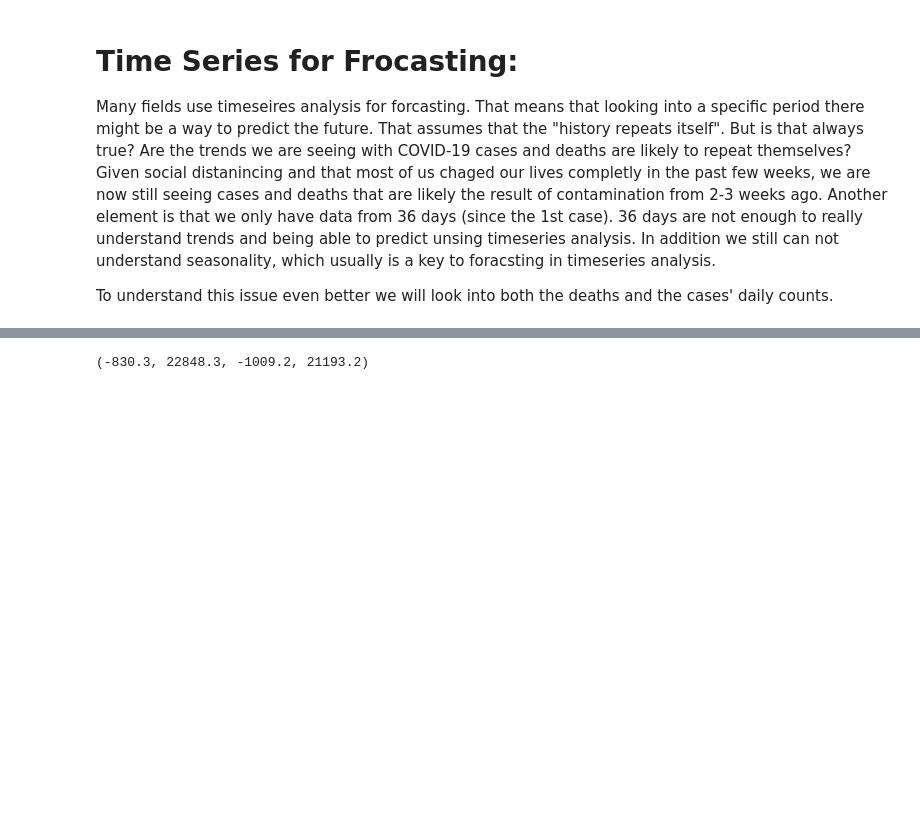
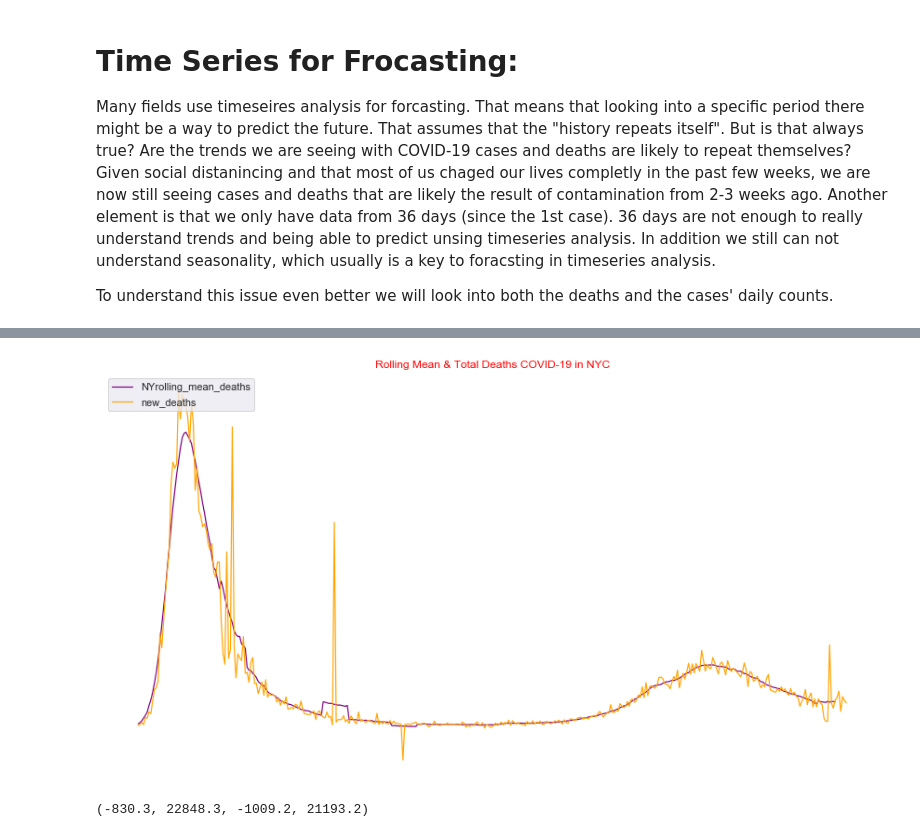
Before and after one commit to zw1756/c4sue2021, a Jupyter notebook: labs/class_9/class_9.ipynb, the cells around one changed output, grey strips where cells are left out. Drawn from its saved outputs; the diff is of its cells as text; code cells hidden in the pictures; blank space fills up the shorter version.

```diff
--- a/labs/class_9/class_9.ipynb
+++ b/labs/class_9/class_9.ipynb
@@ -480,0 +529,5 @@ To understand this issue even better we will look into both the deaths and the c
+# %%
+# for deaths:
+
+covidNY['NYrolling_mean_deaths'] = covidNY['new_deaths'].rolling(14, center=True).mean()
+covidNY['NYrolling_mean_deaths'].tail()
@@ -481,3 +546,24 @@ To understand this issue even better we will look into both the deaths and the c
+# %%
+sns.set(rc={'figure.figsize':(15, 8)})
+
+
+#
+covidNY['NYrolling_mean_deaths'][15:].plot(linewidth=1.2, c='purple');
+covidNY['new_deaths'][15:].plot(linewidth=1.2, c='orange');
+
+
+#add title
+plt.title('Rolling Mean & Total Deaths COVID-19 in NYC', c='red')
+
+#add legend
+plt.legend(loc="upper left")
+
+#remove axis
+plt.axis('off')
+
+plt.show()
+# %% [output]
+[figure, added]
 # %%
 #covidNY['']
 
```
Also changed, not shown: parts of 13 cells of this notebook.
